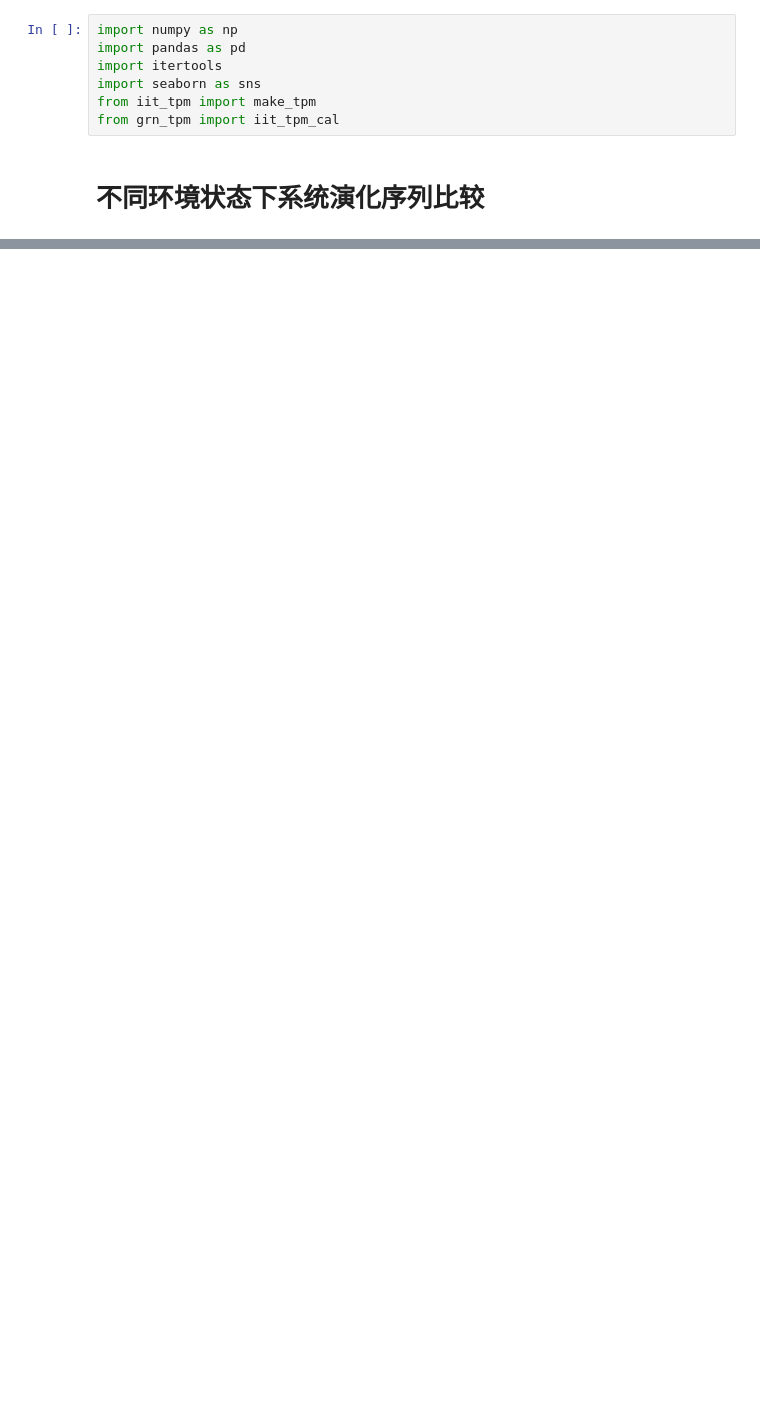
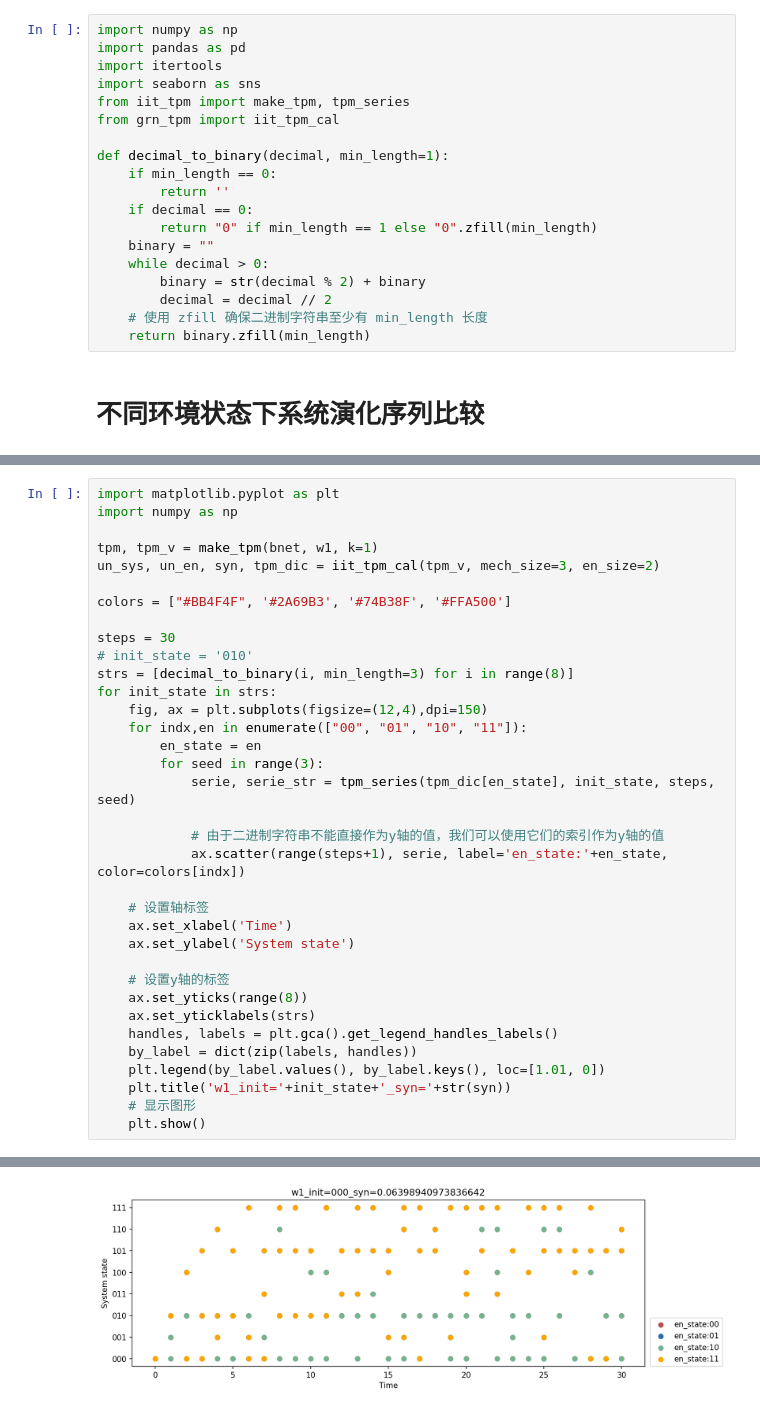
Before and after one commit to Lyn1216/Local-EI-project, a Jupyter notebook: exp/bool_network/grn/iit_tpm.ipynb, the cells around one changed output, grey strips where cells are left out. Drawn from its saved outputs; the diff is of its cells as text; blank space fills up the shorter version.

```diff
--- a/exp/bool_network/grn/iit_tpm.ipynb
+++ b/exp/bool_network/grn/iit_tpm.ipynb
@@ -3,8 +3,20 @@ import numpy as np
 import pandas as pd
 import itertools
 import seaborn as sns
-from iit_tpm import make_tpm
+from iit_tpm import make_tpm, tpm_series
 from grn_tpm import iit_tpm_cal
+
+def decimal_to_binary(decimal, min_length=1):
+    if min_length == 0:
+        return ''
+    if decimal == 0:
+        return "0" if min_length == 1 else "0".zfill(min_length)
+    binary = ""
+    while decimal > 0:
+        binary = str(decimal % 2) + binary
+        decimal = decimal // 2
+    # 使用 zfill 确保二进制字符串至少有 min_length 长度
+    return binary.zfill(min_length)
 # %% [markdown]
 # 不同环境状态下系统演化序列比较
 # %%
@@ -60,0 +65,36 @@ syn:  0.0031829001159548315
+# %%
+import matplotlib.pyplot as plt
+import numpy as np
+
+tpm, tpm_v = make_tpm(bnet, w1, k=1)
+un_sys, un_en, syn, tpm_dic = iit_tpm_cal(tpm_v, mech_size=3, en_size=2)
+
+colors = ["#BB4F4F", '#2A69B3', '#74B38F', '#FFA500']
+
+steps = 30
+# init_state = '010'
+strs = [decimal_to_binary(i, min_length=3) for i in range(8)]
+for init_state in strs:
+    fig, ax = plt.subplots(figsize=(12,4),dpi=150)
+    for indx,en in enumerate(["00", "01", "10", "11"]):
+        en_state = en
+        for seed in range(3):
+            serie, serie_str = tpm_series(tpm_dic[en_state], init_state, steps, seed)
+
+            # 由于二进制字符串不能直接作为y轴的值，我们可以使用它们的索引作为y轴的值
+            ax.scatter(range(steps+1), serie, label='en_state:'+en_state, color=colors[indx])
+
+    # 设置轴标签
+    ax.set_xlabel('Time')
+    ax.set_ylabel('System state')
+
+    # 设置y轴的标签
+    ax.set_yticks(range(8))
+    ax.set_yticklabels(strs)
+    handles, labels = plt.gca().get_legend_handles_labels()
+    by_label = dict(zip(labels, handles))
+    plt.legend(by_label.values(), by_label.keys(), loc=[1.01, 0])
+    plt.title('w1_init='+init_state+'_syn='+str(syn))
+    # 显示图形
+    plt.show()
+# %% [output]
@@ -60,0 +104 @@ syn:  0.0031829001159548315
+[figure, added]
```
Also changed, not shown: parts of 9 cells of this notebook, 1 other file.
